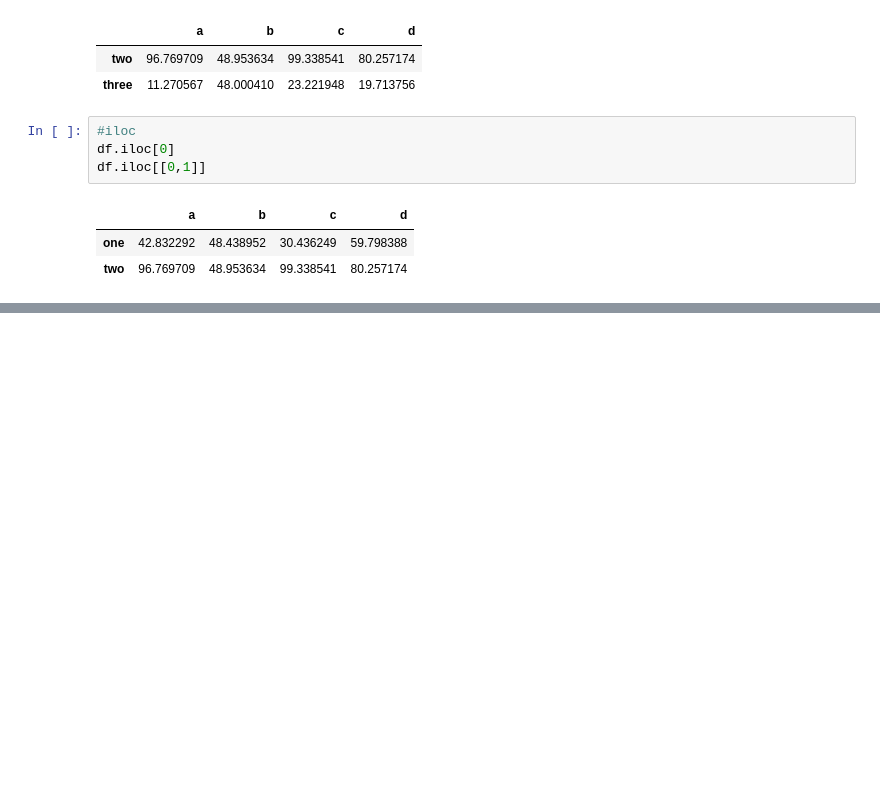
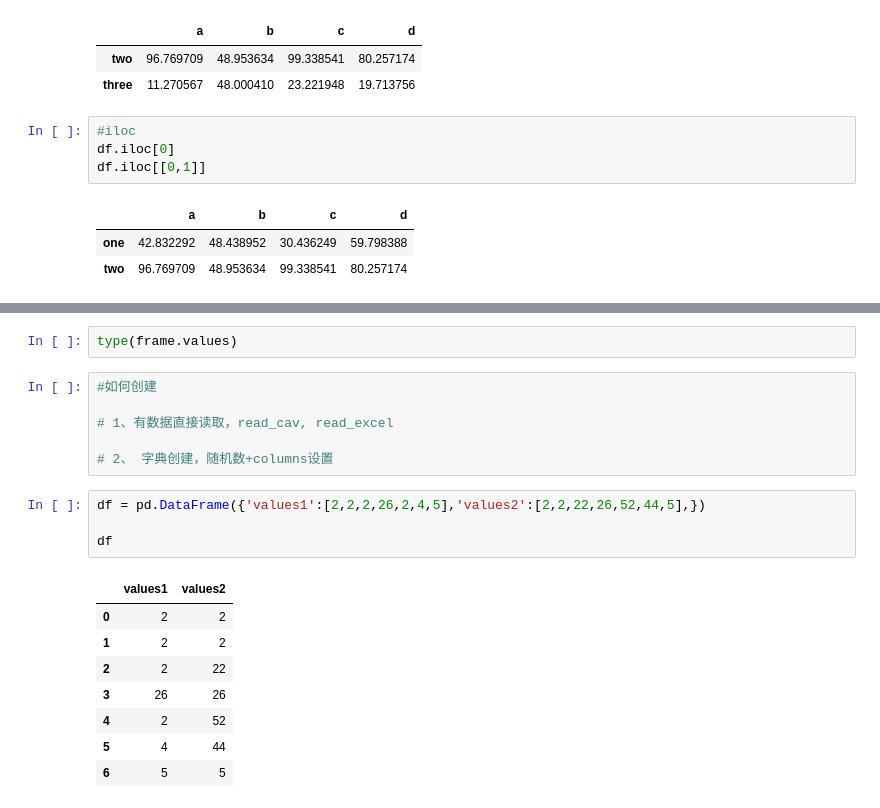
Before and after one commit to 2804983329/data-analysis, a Jupyter notebook: 数据分析python升级/00/Pandas数据清洗.ipynb, the cells around one changed output, grey strips where cells are left out. Cells and saved outputs as stored; diff of their text form; blank space fills up the shorter version.

```diff
--- a/数据分析python升级/00/Pandas数据清洗.ipynb
+++ b/数据分析python升级/00/Pandas数据清洗.ipynb
@@ -252,0 +293,21 @@ df1[df1['comment']>50][['name','q','e','s']]
+# %%
+type(frame.values)
+# %%
+#如何创建
+
+# 1、有数据直接读取，read_cav, read_excel
+
+# 2、 字典创建，随机数+columns设置
+# %%
+df = pd.DataFrame({'values1':[2,2,2,26,2,4,5],'values2':[2,2,22,26,52,44,5],})
+
+df
+# %% [output]
+|  | values1 | values2 |
+| 0 | 2 | 2 |
+| 1 | 2 | 2 |
+| 2 | 2 | 22 |
+| 3 | 26 | 26 |
+| 4 | 2 | 52 |
+| 5 | 4 | 44 |
+| 6 | 5 | 5 |
```
Also changed, not shown: parts of 17 cells of this notebook.
